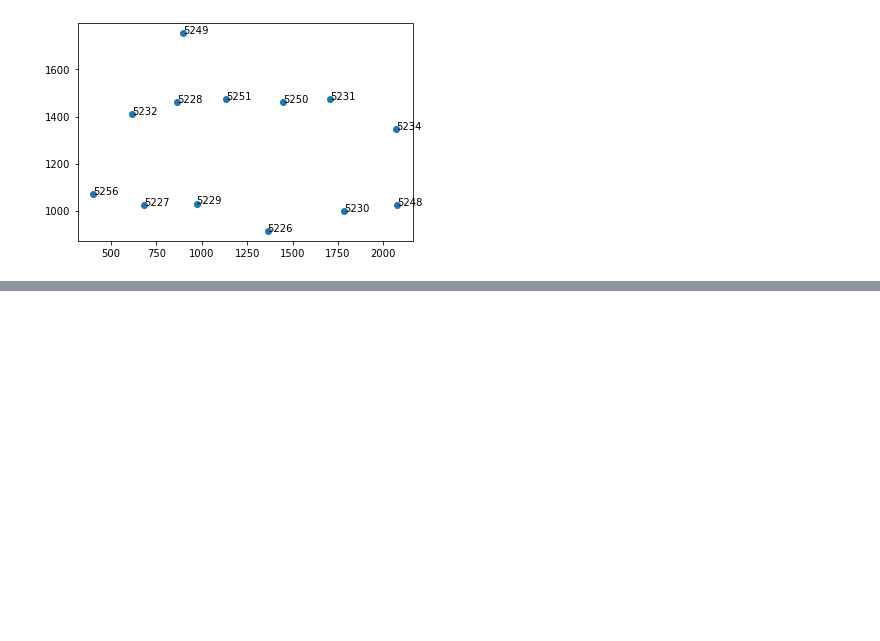
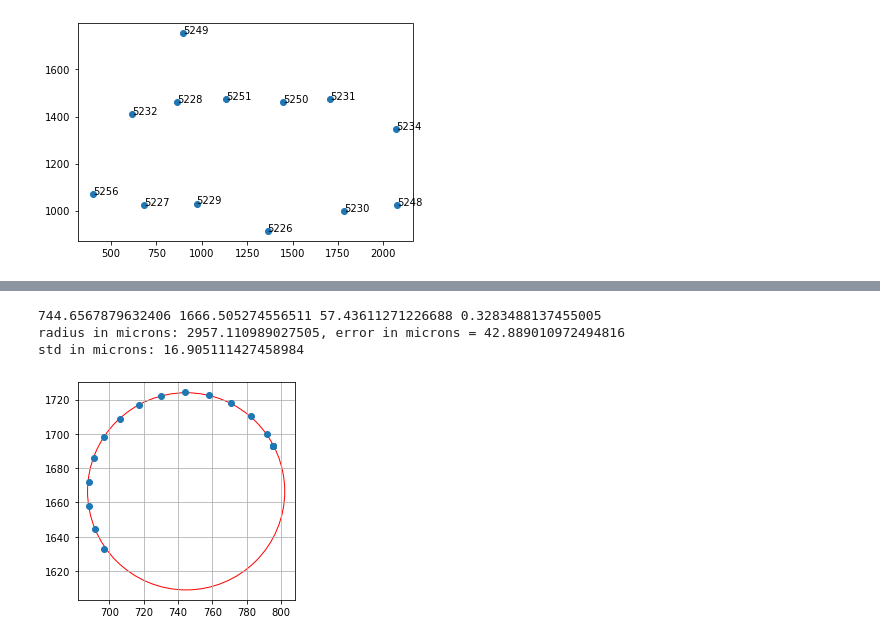
Before and after one commit to sharonrye/trim, a Jupyter notebook: sanity_check.ipynb, the cells around one changed output, grey strips where cells are left out. Drawn from its saved outputs; the diff is of its cells as text; code cells hidden in the pictures; blank space fills up the shorter version.

```diff
--- a/sanity_check.ipynb
+++ b/sanity_check.ipynb
@@ -122,0 +148,29 @@ peak = 66508.86274907594 brightness appears out of expected range
+# %%
+from circle_fit import standardLSQ
+
+points = [[(696.5601421602892, 1633.180610010587)], [(691.7990352557472, 1644.7385170969008)], [(688.1726032248212, 1658.1890629834986)], [(687.7795513754415, 1672.0599660625533)], [(690.7892969601897, 1685.672497042194)], [(697.0711969174356, 1698.2849864511181)], [(706.038620576752, 1708.8652037382942)], [(717.3494748038747, 1717.071049638923)], [(730.209521038704, 1722.2741330219008)], [(743.9361845584666, 1724.22984669389)], [(757.7929624253586, 1722.6992844849467)], [(770.7843388668564, 1717.9717308297188)], [(782.2704818987581, 1710.2200024106567)], [(791.4707901514604, 1699.8071259975766)], [(795.3449681319933, 1693.1846768040507)], [(795.3349404529482, 1693.193186455445)], [(795.3395519627711, 1693.195384625936)], [(795.291363843944, 1693.1721301409939)], [(795.3018085799033, 1693.155730589266)]]
+mpp = 51.48522156855406
+points_list = []
+points_x = []
+points_y = []
+for point in points:
+    points_x.append(point[0][0])
+    points_y.append(point[0][1])
+    points_list.append(list(point[0]))
+ax = plt.gca()
+ax.set_aspect('equal')
+plt.grid()
+plt.plot(points_x, points_y, 'o')
+
+x, y, r, s = standardLSQ(points_list)
+circ_approx = plt.Circle((x, y), r, color='r', fill=False)
+ax.add_patch(circ_approx)
+print(x, y, r, s)
+print(f"radius in microns: {r * mpp}, error in microns = {abs(3000 - r * mpp)}")
+
+print(f"std in microns: {s * mpp}")
+# %% [output]
+744.6567879632406 1666.505274556511 57.43611271226688 0.3283488137455005
+radius in microns: 2957.110989027505, error in microns = 42.889010972494816
+std in microns: 16.905111427458984
+[figure, added]
```
Also changed, not shown: parts of 6 cells of this notebook, 2 other files.
